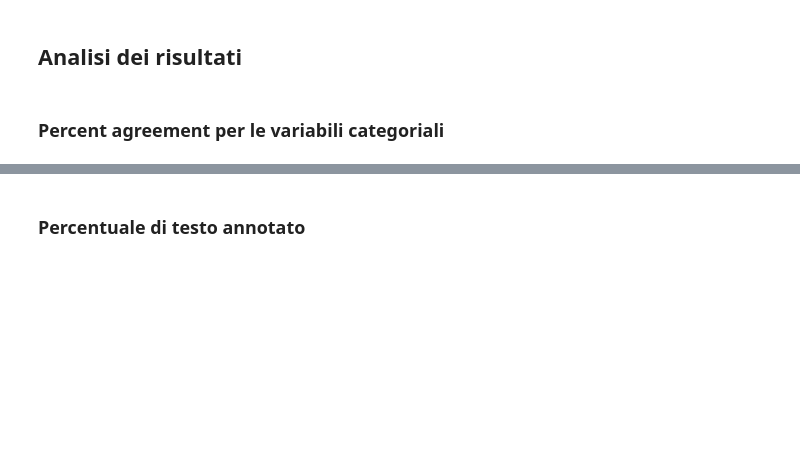
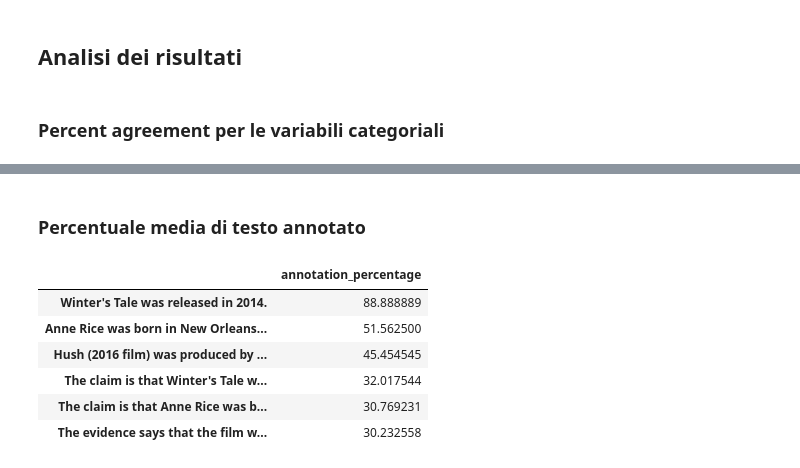
Before and after one commit to TheCancia22/Social-Computing-Project-1-2, a Jupyter notebook: parte_2/progetto.ipynb, the cells around one changed output, grey strips where cells are left out. Saved outputs shown, nothing was run; the diff lists cells and outputs as text; code cells hidden in the pictures; blank space fills up the shorter version.

```diff
--- a/parte_2/progetto.ipynb
+++ b/parte_2/progetto.ipynb
@@ -255,4 +255,55 @@ truthfulness-2 percent agreement
 | AYKZJHEV29ZHL | 0.000000 | 66.666667 | 0.0 | 50.000000 | 0.000000 | 0.000000 | ... |
 | AYUF9OHXQK2YT | 100.000000 | 0.000000 | 100.0 | 50.000000 | 100.000000 | 100.000000 | ... |
 # %% [markdown]
-### Percentuale di testo annotato
+### Percentuale media di testo annotato
+# %%
+def count_words(string):
+    return len(string.strip('.').split(" "))
+# %%
+def bind_strings(left, center, right):
+    left = left.strip(' ')
+    center = center.strip(' ')
+    right = right.strip(' ')
+
+    sep1 = " " if center[0].isalnum() else ""
+    if right != "":
+        sep2 = " " if right[0].isalnum() else ""
+    else:
+        sep2 = ""
+
+    return (left+sep1+center+sep2+right).strip()
+# %%
+annotations = pd.read_csv("./result/secondo_progetto_social_computing/Dataframe/workers_notes.csv",
+                        usecols=["worker_id", "document_index", "note_timestamp_created", "note_text_left", "note_text_current", "note_text_right"])
+annotations = annotations.loc[annotations.reset_index().groupby(["worker_id", "document_index"])["note_timestamp_created"].idxmax()]
+annotations[["note_text_left", "note_text_current", "note_text_right"]] = annotations[["note_text_left", "note_text_current", "note_text_right"]].replace(np.nan, "")
+avg_annotations_len = {}
+
+for index, row in annotations.iterrows():
+    explanation = bind_strings(row["note_text_left"], row["note_text_current"], row["note_text_right"])
+    ann_len = count_words(row["note_text_current"])
+    exp_len = count_words(explanation)
+
+    ann_perc = ann_len / exp_len * 100
+
+    if explanation in avg_annotations_len:
+        avg_annotations_len[explanation].append(ann_perc)
+    else:
+        avg_annotations_len[explanation] = [ann_perc]
+
+for annotation in avg_annotations_len:
+    percs = avg_annotations_len[annotation]
+    avg_annotations_len[annotation] = sum(percs) / len(percs)
+
+avg_annotations_len = pd.DataFrame.from_dict(avg_annotations_len, orient="index", columns=["annotation_percentage"])
+avg_annotations_len.sort_values(by=["annotation_percentage"], inplace=True, ascending=False)
+avg_annotations_len.to_csv(out_folder+"/avarage_annotations_length.csv")
+display(avg_annotations_len)
+# %% [output]
+|  | annotation_percentage |
+| Winter's Tale was released in 2014. | 88.888889 |
+| Anne Rice was born in New Orleans... | 51.562500 |
+| Hush (2016 film) was produced by ... | 45.454545 |
+| The claim is that Winter's Tale w... | 32.017544 |
+| The claim is that Anne Rice was b... | 30.769231 |
+| The evidence says that the film w... | 30.232558 |
```
Also changed, not shown: parts of 4 cells of this notebook, 4 other files.
